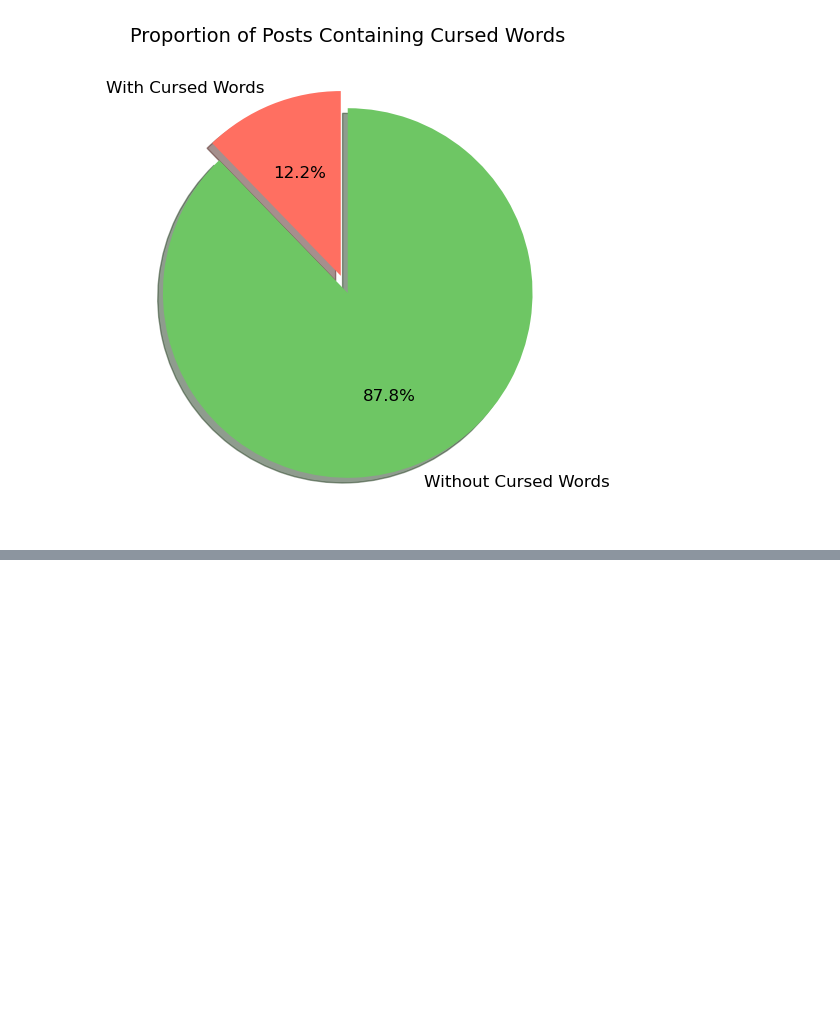
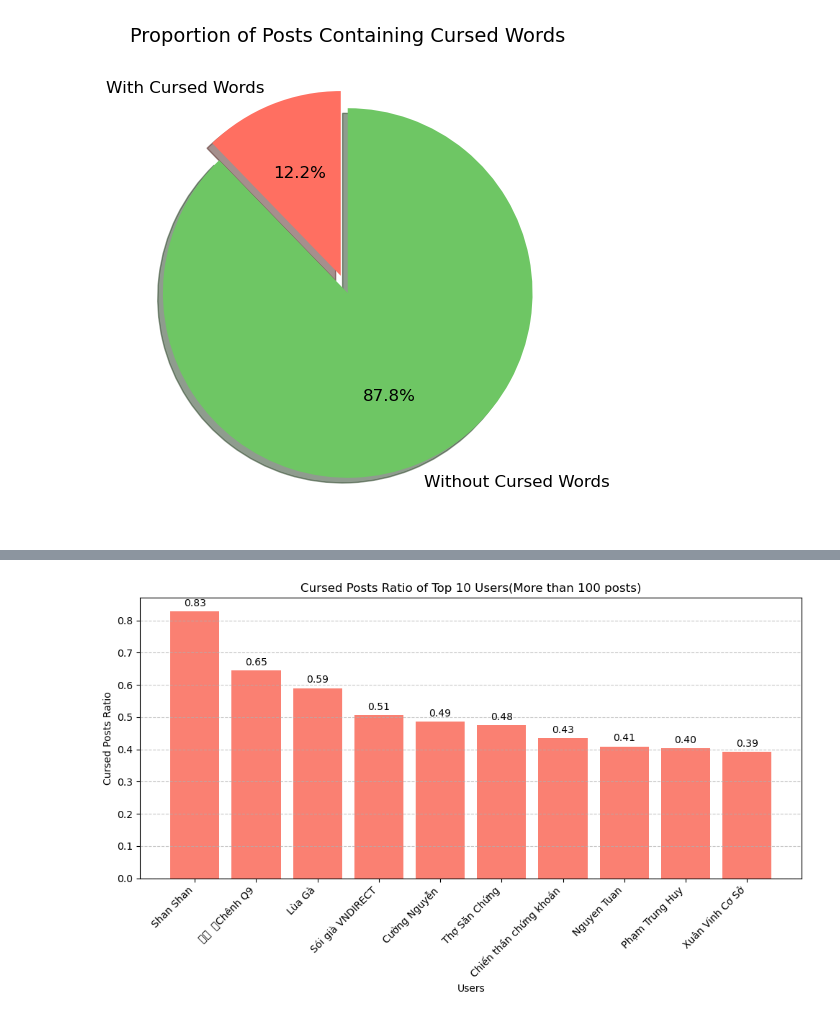
Before and after one commit to Legend0fHell/ait2006-data-processing-final, a Jupyter notebook: dantri_analyze.ipynb, the cells around one changed output, grey strips where cells are left out. Cells and saved outputs as stored; diff of their text form; code cells hidden in the pictures; blank space fills up the shorter version.

```diff
--- a/dantri_analyze.ipynb
+++ b/dantri_analyze.ipynb
@@ -402,0 +407,8 @@ plt.show()
+# %%
+# users with highest ratio of posts containing cursed words(atleast 50 posts)
+user_activity['cursed_posts_ratio'] = user_activity['total_cursed_posts'] / user_activity['total_posts']
+user_activity['cursed_posts_ratio'] = user_activity['cursed_posts_ratio'].fillna(0)
+user_activity['total_posts'] = user_activity['total_posts'].fillna(0)
+top_user_activity = user_activity[user_activity['total_posts'] >= 100]
+top_users_ratio = top_user_activity.sort_values('cursed_posts_ratio', ascending=False).head(10)
+top_users_ratio
@@ -402,0 +427,27 @@ plt.show()
+# %%
+# Plot
+plt.figure(figsize=(10, 6))
+plt.bar(top_users_ratio['user_name'], top_users_ratio['cursed_posts_ratio'], color='salmon')
+plt.xlabel('Users')
+plt.ylabel('Cursed Posts Ratio')
+plt.title('Cursed Posts Ratio of Top 10 Users(More than 100 posts)')
+plt.xticks(rotation=45, ha='right')
+
+# Add bar labels
+def add_bar_labels(bars):
+    for bar in bars:
+        height = bar.get_height()
+        plt.annotate(f'{height:.2f}',
+                     xy=(bar.get_x() + bar.get_width() / 2, height),
+                     xytext=(0, 3),  # 3 points vertical offset
+                     textcoords="offset points",
+                     ha='center', va='bottom')
+
+bars = plt.bar(top_users_ratio['user_name'], top_users_ratio['cursed_posts_ratio'], color='salmon')
+add_bar_labels(bars)
+
+plt.grid(axis='y', linestyle='--', alpha=0.7)
+plt.tight_layout()
+plt.show()
+# %% [output]
+[figure, added]
```
Also changed, not shown: parts of 6 cells of this notebook.
